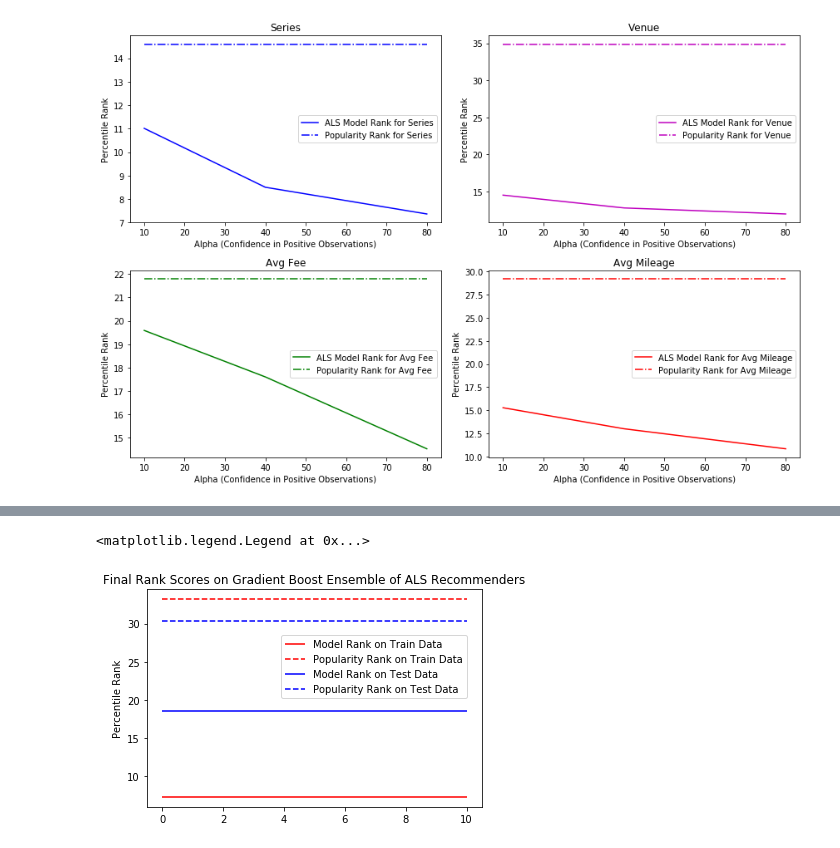
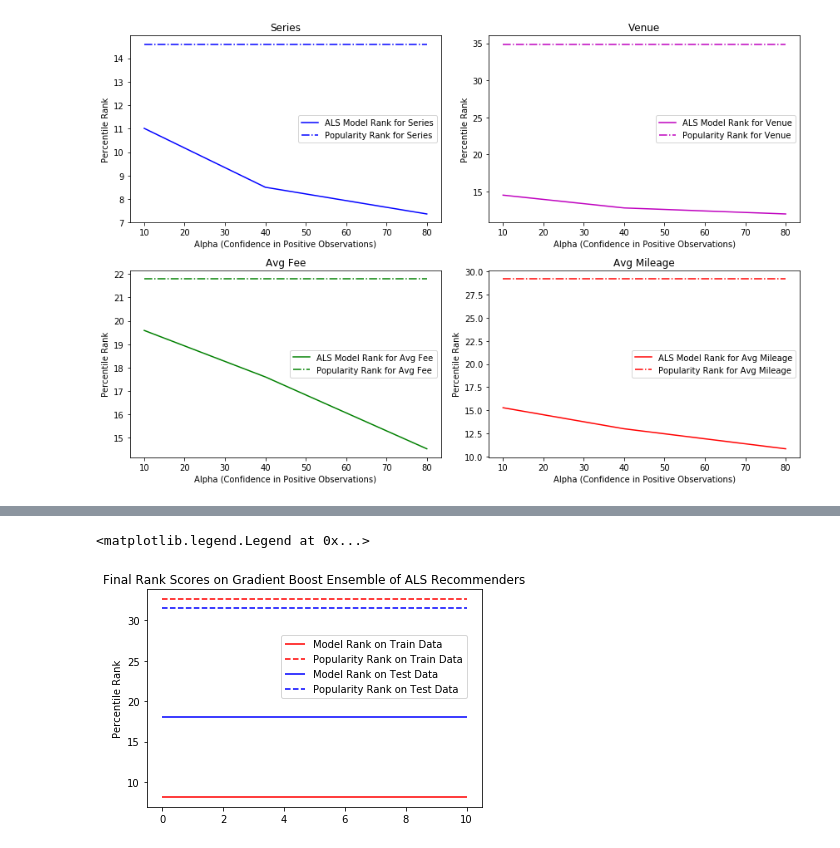
Before and after one commit to gcnuss/trailrun_participation, a Jupyter notebook: model/eda_and_otherplots.ipynb, the cells around one changed output, grey strips where cells are left out. Saved outputs shown, nothing was run; the diff lists cells and outputs as text; code cells hidden in the pictures.

Commit message:
finish rerunning pipeline with corrected data; document latest evaluation metrics

```diff
--- a/model/eda_and_otherplots.ipynb
+++ b/model/eda_and_otherplots.ipynb
@@ -264,17 +274,17 @@ memory usage: 712.0+ bytes
 # %%
-plt.hlines(gb_ranks['model_rank'].iloc[9], xmin=0, xmax=10, label='Model Rank on Train Data', linestyles='solid',
+plt.hlines(gb_ranks['model_rank'].iloc[13], xmin=0, xmax=10, label='Model Rank on Train Data', linestyles='solid',
           color='r')
-plt.hlines(gb_ranks['popular_rank'].iloc[9], xmin=0, xmax=10, label='Popularity Rank on Train Data',
+plt.hlines(gb_ranks['popular_rank'].iloc[13], xmin=0, xmax=10, label='Popularity Rank on Train Data',
            linestyles='dashed', color='r')
-plt.hlines(gb_ranks['model_rank'].iloc[8], xmin=0, xmax=10, label='Model Rank on Test Data', linestyles='solid',
+plt.hlines(gb_ranks['model_rank'].iloc[14], xmin=0, xmax=10, label='Model Rank on Test Data', linestyles='solid',
           color='b')
-plt.hlines(gb_ranks['popular_rank'].iloc[8], xmin=0, xmax=10, label='Popularity Rank on Test Data',
+plt.hlines(gb_ranks['popular_rank'].iloc[14], xmin=0, xmax=10, label='Popularity Rank on Test Data',
            linestyles='dashed', color='b')
 
 plt.title('Final Rank Scores on Gradient Boost Ensemble of ALS Recommenders');
 #plt.xlabel('Number of Events');
 plt.ylabel('Percentile Rank');
 plt.legend(loc=(.4,.5))
 # %% [output]
 <matplotlib.legend.Legend at 0x...>
-[figure, old version]
+[figure, new version]
```
Also changed, not shown: parts of 6 cells of this notebook, 3 other files.
